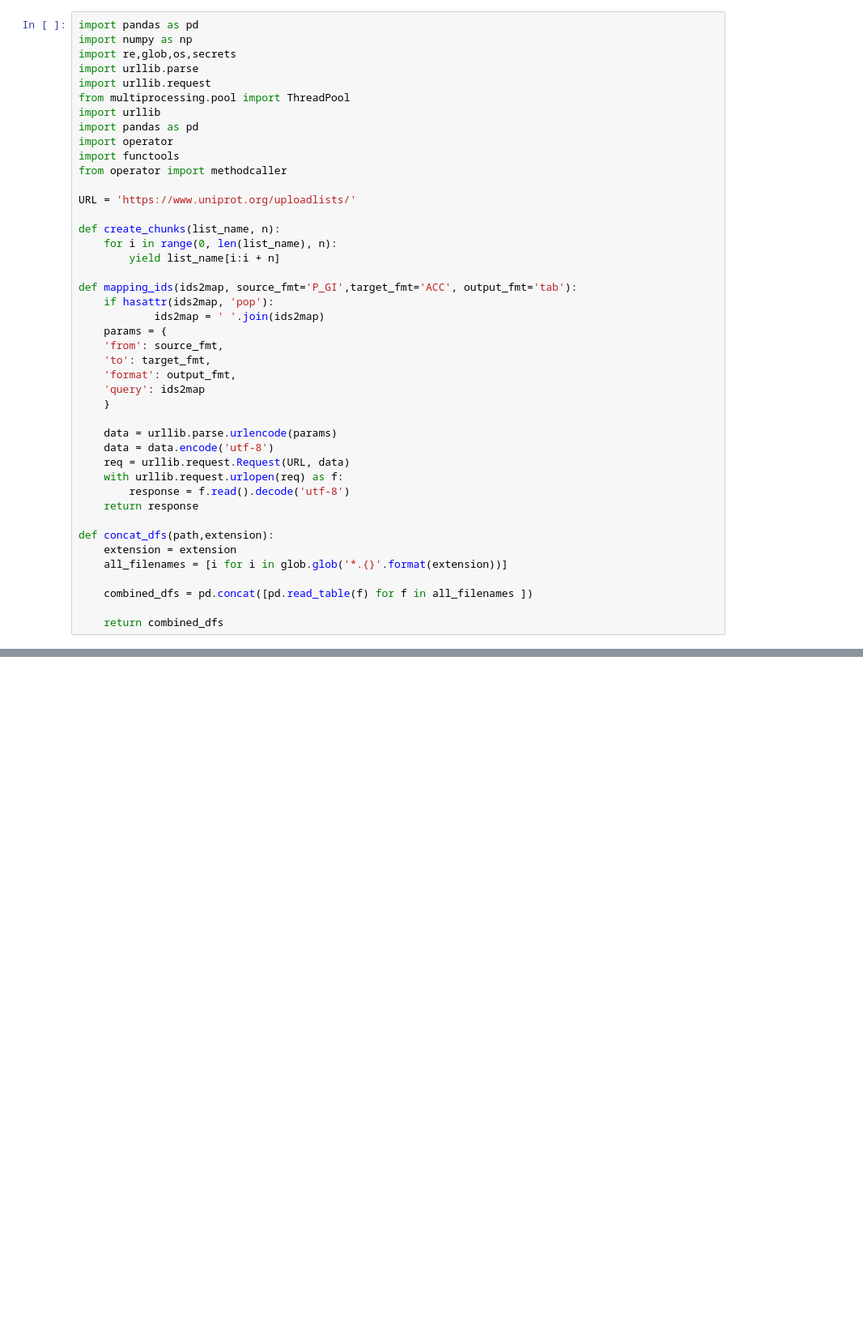
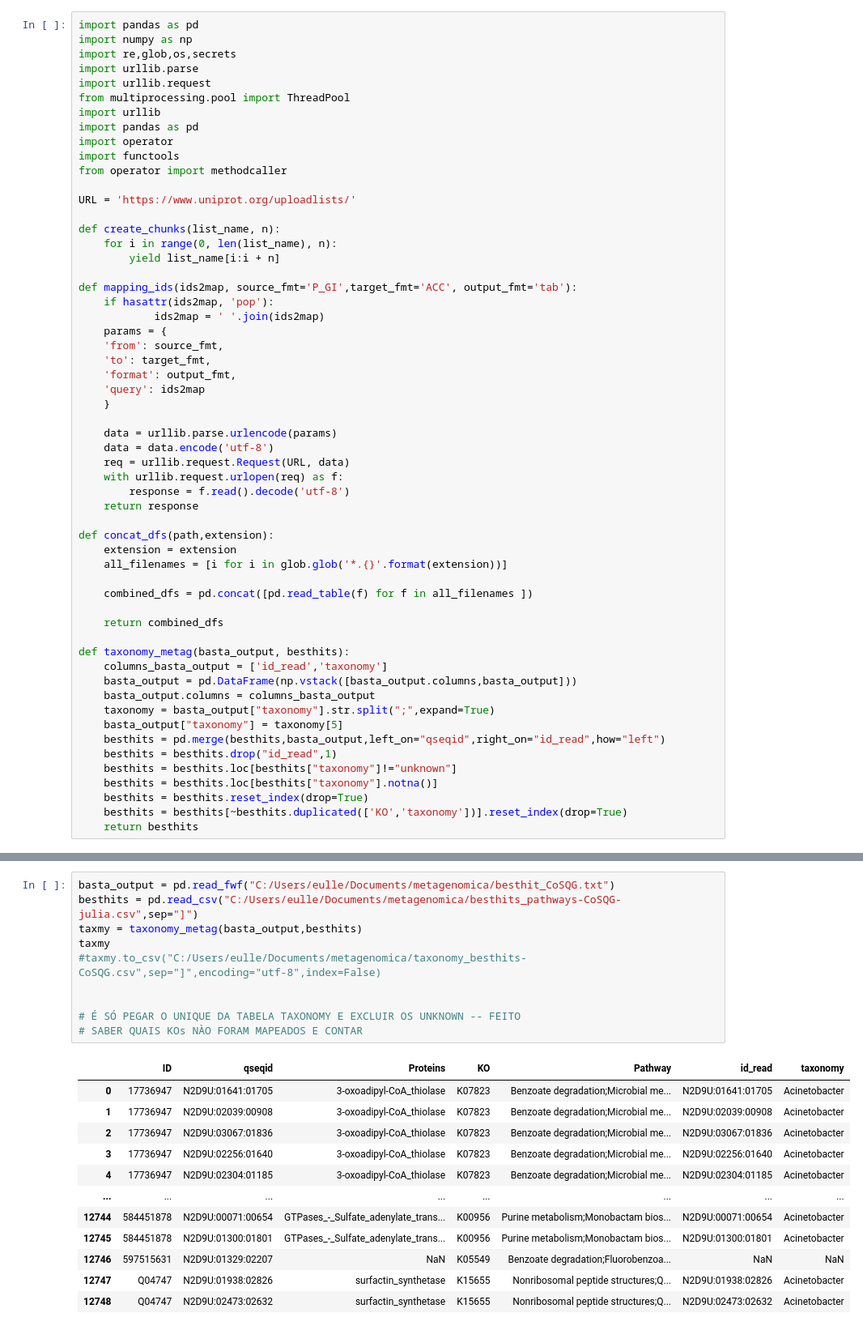
Before and after one commit to EulleSA/Metagenomics_Analysis, a Jupyter notebook: python/Pipeline.ipynb, the cells around one changed output, grey strips where cells are left out. Shown at 81% size. Saved outputs shown, nothing was run; the diff lists cells and outputs as text; blank space fills up the shorter version.

```diff
--- a/python/Pipeline.ipynb
+++ b/python/Pipeline.ipynb
@@ -41,4 +41,18 @@ def concat_dfs(path,extension):
     combined_dfs = pd.concat([pd.read_table(f) for f in all_filenames ])
 
     return combined_dfs
+
+def taxonomy_metag(basta_output, besthits):
+    columns_basta_output = ['id_read','taxonomy']
+    basta_output = pd.DataFrame(np.vstack([basta_output.columns,basta_output]))
+    basta_output.columns = columns_basta_output
+    taxonomy = basta_output["taxonomy"].str.split(";",expand=True)
+    basta_output["taxonomy"] = taxonomy[5]
+    besthits = pd.merge(besthits,basta_output,left_on="qseqid",right_on="id_read",how="left")
+    besthits = besthits.drop("id_read",1)
+    besthits = besthits.loc[besthits["taxonomy"]!="unknown"]
+    besthits = besthits.loc[besthits["taxonomy"].notna()]
+    besthits = besthits.reset_index(drop=True)
+    besthits = besthits[~besthits.duplicated(['KO','taxonomy'])].reset_index(drop=True)
+    return besthits
 # %%
@@ -95,0 +127,23 @@ uniprot_ko_concat.to_csv("df_ko_ids_CoSQG.csv",sep="\t",encoding="utf-8",index=F
+# %%
+basta_output = pd.read_fwf("C:/Users/eulle/Documents/metagenomica/besthit_CoSQG.txt")
+besthits = pd.read_csv("C:/Users/eulle/Documents/metagenomica/besthits_pathways-CoSQG-julia.csv",sep="]")
+taxmy = taxonomy_metag(basta_output,besthits)
+taxmy
+#taxmy.to_csv("C:/Users/eulle/Documents/metagenomica/taxonomy_besthits-CoSQG.csv",sep="]",encoding="utf-8",index=False)
+
+
+# É SÓ PEGAR O UNIQUE DA TABELA TAXONOMY E EXCLUIR OS UNKNOWN -- FEITO
+# SABER QUAIS KOs NÀO FORAM MAPEADOS E CONTAR
+# %% [output]
+|  | ID | qseqid | Proteins | KO | Pathway | id_read | taxonomy |
+| 0 | 17736947 | N2D9U:01641:01705 | 3-oxoadipyl-CoA_thiolase | K07823 | Benzoate degradation;Microbial me... | N2D9U:01641:01705 | Acinetobacter |
+| 1 | 17736947 | N2D9U:02039:00908 | 3-oxoadipyl-CoA_thiolase | K07823 | Benzoate degradation;Microbial me... | N2D9U:02039:00908 | Acinetobacter |
+| 2 | 17736947 | N2D9U:03067:01836 | 3-oxoadipyl-CoA_thiolase | K07823 | Benzoate degradation;Microbial me... | N2D9U:03067:01836 | Acinetobacter |
+| 3 | 17736947 | N2D9U:02256:01640 | 3-oxoadipyl-CoA_thiolase | K07823 | Benzoate degradation;Microbial me... | N2D9U:02256:01640 | Acinetobacter |
+| 4 | 17736947 | N2D9U:02304:01185 | 3-oxoadipyl-CoA_thiolase | K07823 | Benzoate degradation;Microbial me... | N2D9U:02304:01185 | Acinetobacter |
+| ... | ... | ... | ... | ... | ... | ... | ... |
+| 12744 | 584451878 | N2D9U:00071:00654 | GTPases_-_Sulfate_adenylate_trans... | K00956 | Purine metabolism;Monobactam bios... | N2D9U:00071:00654 | Acinetobacter |
+| 12745 | 584451878 | N2D9U:01300:01801 | GTPases_-_Sulfate_adenylate_trans... | K00956 | Purine metabolism;Monobactam bios... | N2D9U:01300:01801 | Acinetobacter |
+| 12746 | 597515631 | N2D9U:01329:02207 | NaN | K05549 | Benzoate degradation;Fluorobenzoa... | NaN | NaN |
+| 12747 | Q04747 | N2D9U:01938:02826 | surfactin_synthetase | K15655 | Nonribosomal peptide structures;Q... | N2D9U:01938:02826 | Acinetobacter |
+| 12748 | Q04747 | N2D9U:02473:02632 | surfactin_synthetase | K15655 | Nonribosomal peptide structures;Q... | N2D9U:02473:02632 | Acinetobacter |
```
Also changed, not shown: parts of 7 cells of this notebook, 5 other files.
